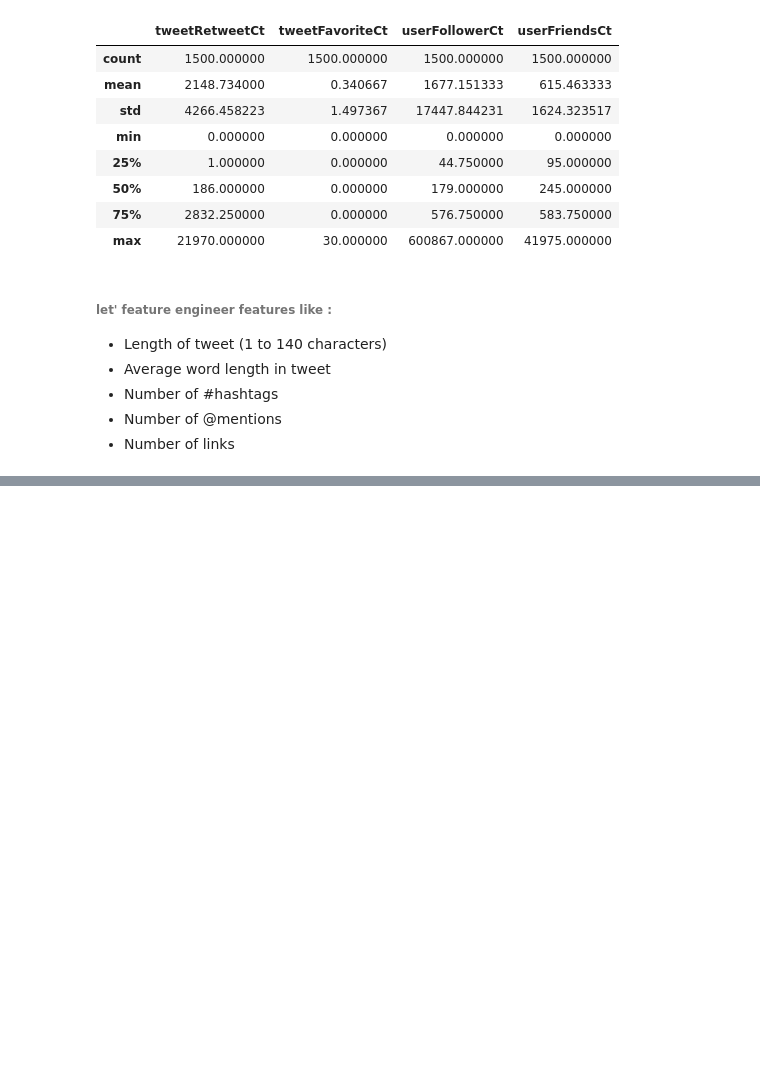
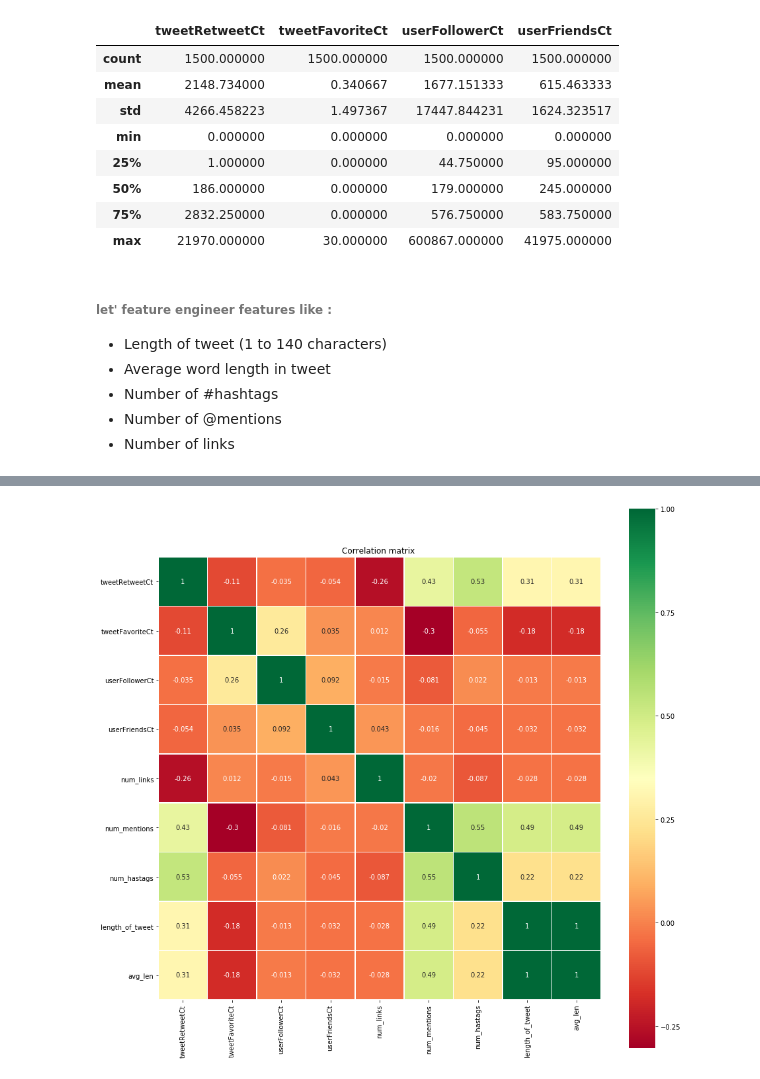
Before and after one commit to Akshaypatil7/Retweet-Analysis, a Jupyter notebook: Retweets Analysis.ipynb, the cells around one changed output, grey strips where cells are left out. Cells and saved outputs as stored; diff of their text form; code cells hidden in the pictures; blank space fills up the shorter version.

```diff
--- a/Retweets Analysis.ipynb
+++ b/Retweets Analysis.ipynb
@@ -25,10 +44,10 @@ os.getcwd()
 ## Connect Twitter
 
 #Store required keys
-consumer key = ""
-consumer_secret = ""
-access_key = ""
-access_secret = ""
+consumer_key = "9geIDwOzVdbm0dCuAiUpzCUnu"
+consumer_secret = "TzkfViMc6bDdK2FILQ8xTVCG82qjn0FhUdvsJGzlQ79J0EG3SR"
+access_key = "1541025487-DeXUlBh0Oo76u5NWW4j7iPejrTlRbw3A3Q2zMU0"
+access_secret = "J0H68P6Zgmx7tcQfEL0qjDVgsTXsPTGeRml04cbk233jp"
 # %%
 #Establish connection
 auth = tweepy.OAuthHandler(consumer_key, consumer_secret)
@@ -178,3 +171,4 @@ df['num_links'] = df['tweetText'].apply(num_links)
 df['num_mentions'] = df['tweetText'].apply(num_mentions)
 df['num_hastags'] = df['tweetText'].apply(num_hastags)
 df['length_of_tweet'] = df['tweetText'].apply(length_of_tweet)
+df['avg_len'] = df['length_of_tweet'].apply(avg_len)
@@ -180,0 +214,11 @@ df['length_of_tweet'] = df['tweetText'].apply(length_of_tweet)
+# %%
+df.fillna(0, inplace=True)
+# %%
+# heatmap using correlation matrix
+plt.figure(figsize=(15,15))
+_ = sns.heatmap(df[['tweetRetweetCt','tweetFavoriteCt','userFollowerCt','userFriendsCt','num_links','num_mentions','num_hastags','length_of_tweet','avg_len']].corr(), square=True, cmap='RdYlGn',linewidths=0.5,linecolor='w',annot=True)
+plt.title('Correlation matrix ')
+# plt.savefig('correlation.png')
+plt.show()
+# %% [output]
+[figure, added]
```
Also changed, not shown: parts of 29 cells of this notebook.
